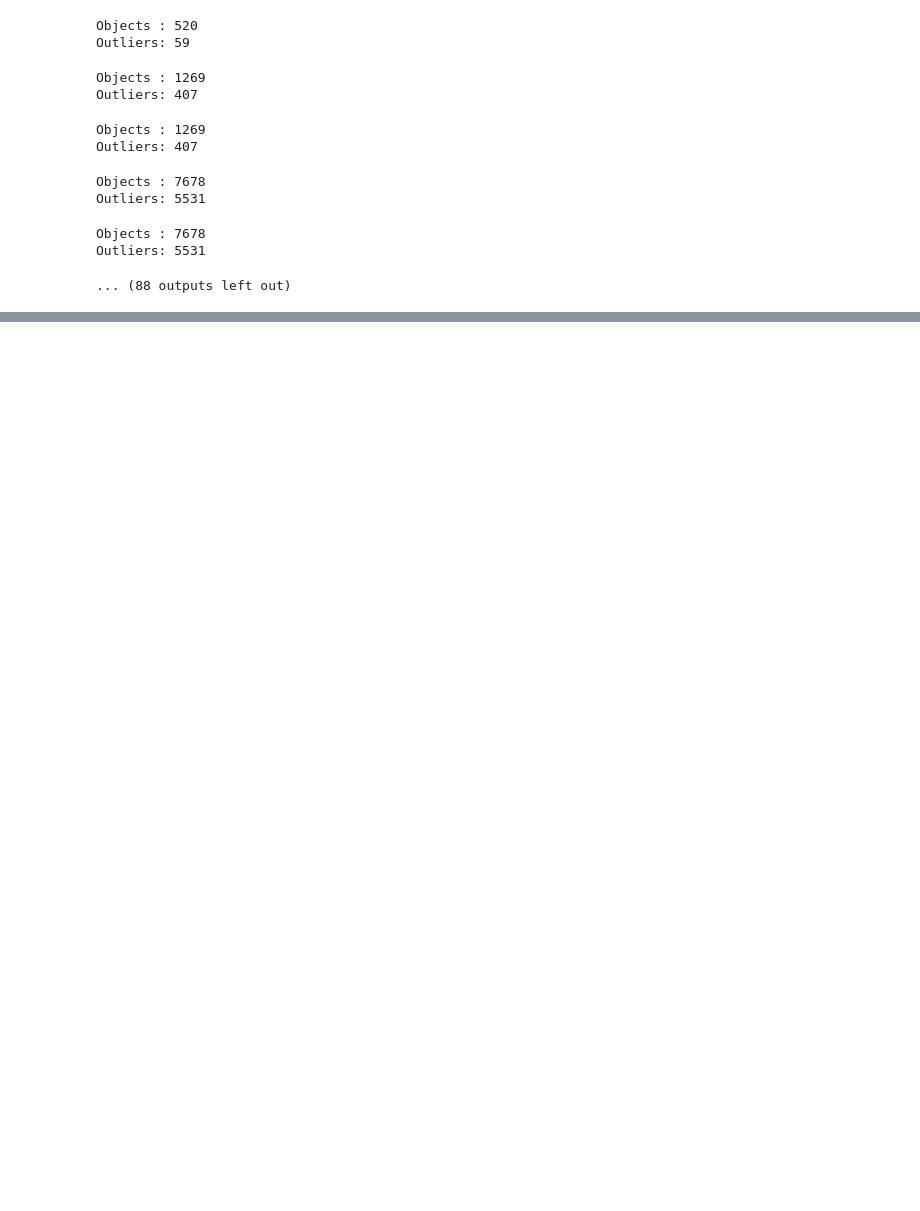
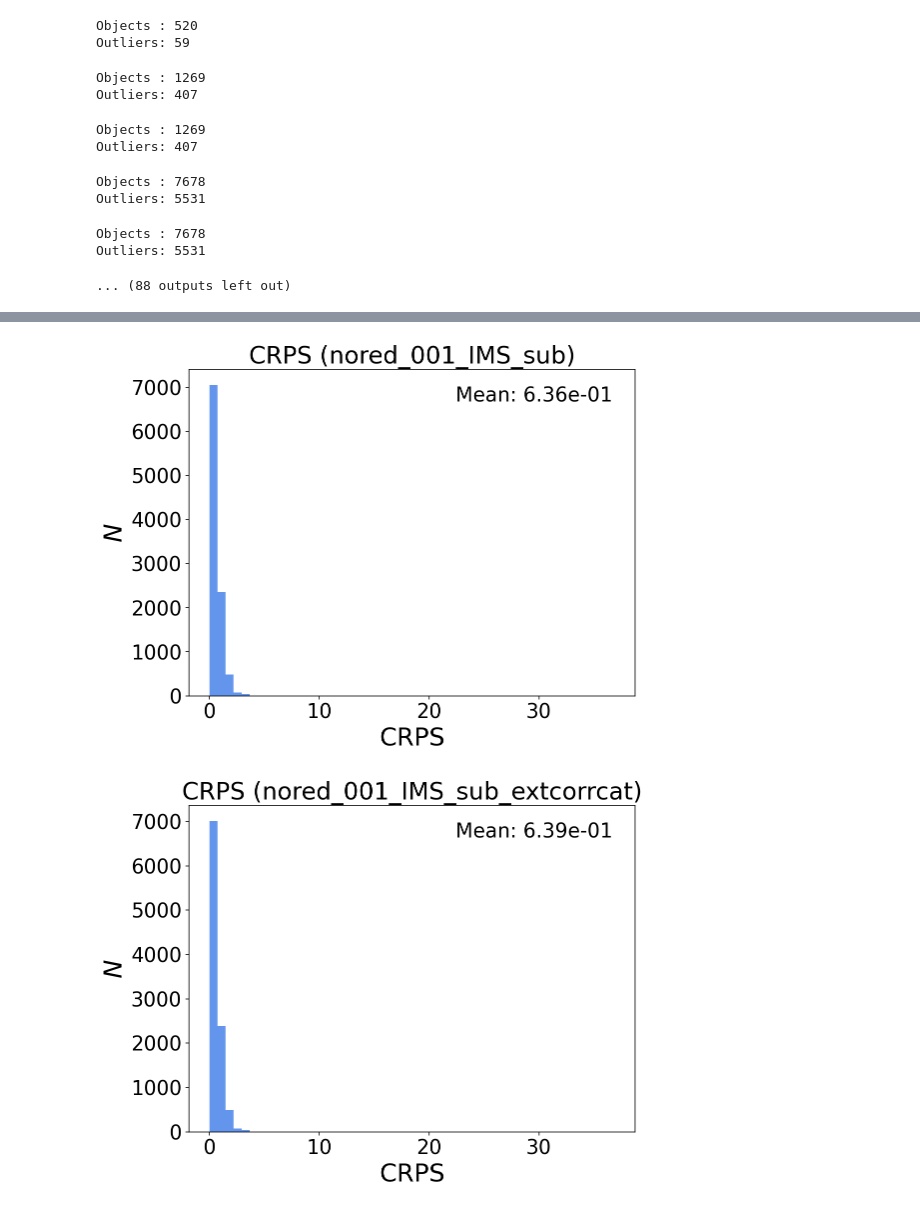
Before and after one commit to hbahk/spherex-challenge, a Jupyter notebook: 7ds_challenge/analyze_subset.ipynb, the cells around one changed output, grey strips where cells are left out. Drawn from its saved outputs; the diff is of its cells as text; code cells hidden in the pictures; blank space fills up the shorter version.

```diff
--- a/7ds_challenge/analyze_subset.ipynb
+++ b/7ds_challenge/analyze_subset.ipynb
@@ -154,0 +257,43 @@ ez.fit_catalog(ez.idx, n_proc=3, prior=False)
+# %%
+catalog = "_sub"
+zstep = "001"
+for surv in ["IMS", "WFS", "RIS"]:
+    for temp in ["nored", "reddened"]:
+        for extc in ["", "_extcorrcat"]:
+            base = Table.read(WD/f'output/output_{temp}_{zstep}_{surv}{catalog}{extc}/result.fits')
+            lnp = fits.getdata(WD/f'output/output_{temp}_{zstep}_{surv}{catalog}{extc}/lnp.fits')
+            zgrid = zgrid_reddened if temp == "reddened" else zgrid_nored
+            trdz = trdz_reddened if temp == "reddened" else trdz_nored
+            pit = get_pit(base["z_spec"], zgrid, lnp, trdz)
+            crps = get_crps(base["z_spec"], zgrid, lnp, trdz)
+            base["pit"] = pit
+            base["crps"] = crps
+            base.write(WD/f'output/output_{temp}_{zstep}_{surv}{catalog}{extc}/result.fits', overwrite=True)
+# %%
+catalog = "_sub"
+zstep = "001"
+for surv in ["IMS", "WFS", "RIS"]:
+    for temp in ["nored", "reddened"]:
+        for extc in ["", "_extcorrcat"]:
+            base = Table.read(WD/f'output/output_{temp}_{zstep}_{surv}{catalog}{extc}/result.fits')
+            figdir = WD/f'output/output_{temp}_{zstep}_{surv}{catalog}{extc}/figures'
+            fig = plt.figure(figsize=(8, 6))
+            ax = fig.add_subplot(111)
+            ax.hist(base["pit"], bins=30, histtype="stepfilled", lw=1, color="cornflowerblue")
+            ax.set_xlabel("PIT")
+            ax.set_ylabel(r"$N$")
+            ax.set_title(f"PIT ({temp}_{zstep}_{surv}{catalog}{extc})")
+            fig.savefig(figdir/"pit_hist.png")
+            plt.close()
+
+            fig = plt.figure(figsize=(8, 6))
+            ax = fig.add_subplot(111)
+            ax.hist(base["crps"], bins=50, histtype="stepfilled", lw=1, color="cornflowerblue")
+            ax.set_xlabel("CRPS")
+            ax.set_ylabel(r"$N$")
+            ax.set_title(f"CRPS ({temp}_{zstep}_{surv}{catalog}{extc})")
+            ax.text(0.95, 0.95, f"Mean: {np.mean(base['crps']):.2e}", transform=ax.transAxes, ha="right", va="top")
+            fig.savefig(figdir/"crps_hist.png")
+# %% [output]
+[figure, added]
+[figure, added]
```
Also changed, not shown: parts of 6 cells of this notebook, 7 other files.
